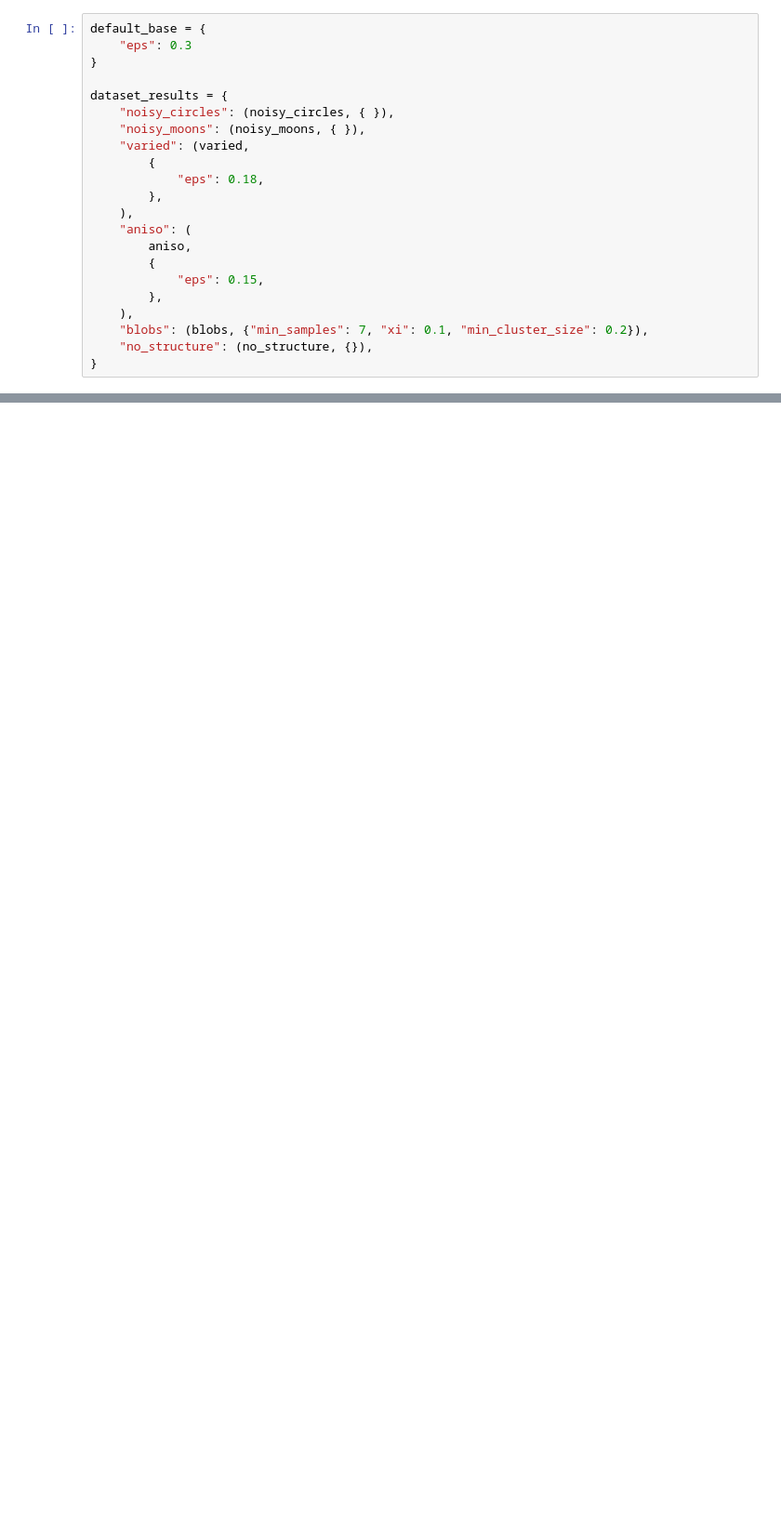
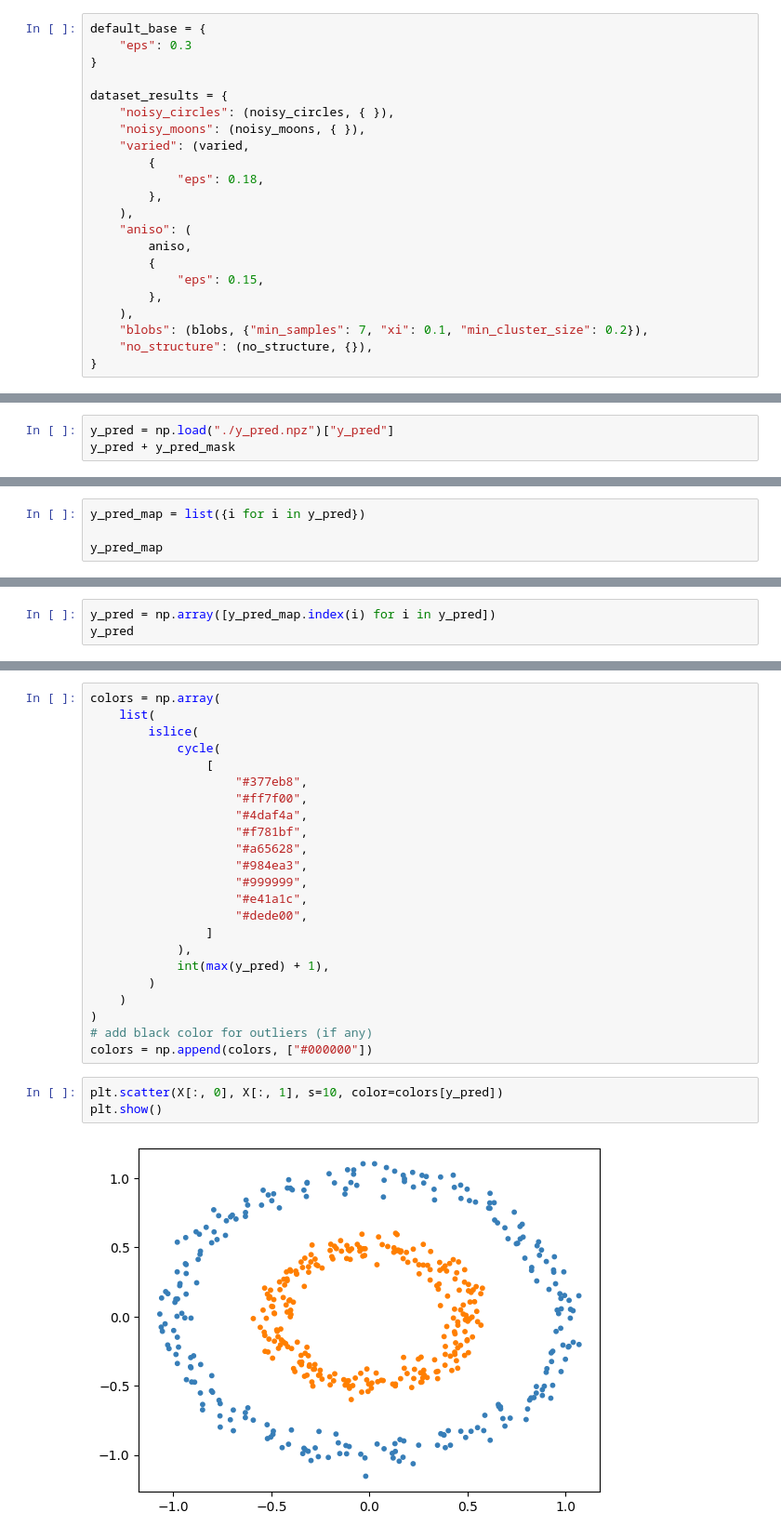
Before and after one commit to UCSD-E4E/a3d-data, a Jupyter notebook: clusters.ipynb, the cells around one changed output, grey strips where cells are left out. Shown at 93% size. Saved outputs shown, nothing was run; the diff lists cells and outputs as text; blank space fills up the shorter version.

```diff
--- a/clusters.ipynb
+++ b/clusters.ipynb
@@ -73,0 +134,3 @@ for name, (dataset, algo_params) in dataset_results.items():
+# %%
+y_pred = np.load("./y_pred.npz")["y_pred"]
+y_pred + y_pred_mask
@@ -73,0 +155,4 @@ for name, (dataset, algo_params) in dataset_results.items():
+# %%
+y_pred_map = list({i for i in y_pred})
+
+y_pred_map
@@ -73,0 +161,3 @@ for name, (dataset, algo_params) in dataset_results.items():
+# %%
+y_pred = np.array([y_pred_map.index(i) for i in y_pred])
+y_pred
@@ -73,0 +182,28 @@ for name, (dataset, algo_params) in dataset_results.items():
+# %%
+colors = np.array(
+    list(
+        islice(
+            cycle(
+                [
+                    "#377eb8",
+                    "#ff7f00",
+                    "#4daf4a",
+                    "#f781bf",
+                    "#a65628",
+                    "#984ea3",
+                    "#999999",
+                    "#e41a1c",
+                    "#dede00",
+                ]
+            ),
+            int(max(y_pred) + 1),
+        )
+    )
+)
+# add black color for outliers (if any)
+colors = np.append(colors, ["#000000"])
+# %%
+plt.scatter(X[:, 0], X[:, 1], s=10, color=colors[y_pred])
+plt.show()
+# %% [output]
+[figure, added]
```
Also changed, not shown: parts of 9 cells of this notebook, 2 other files.
